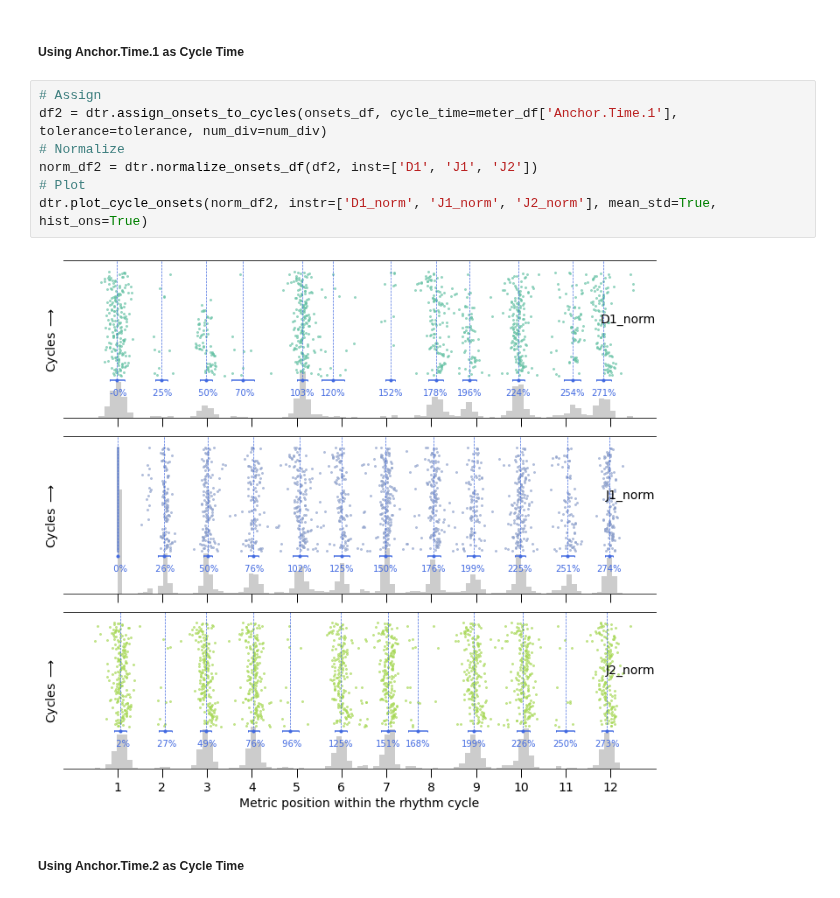
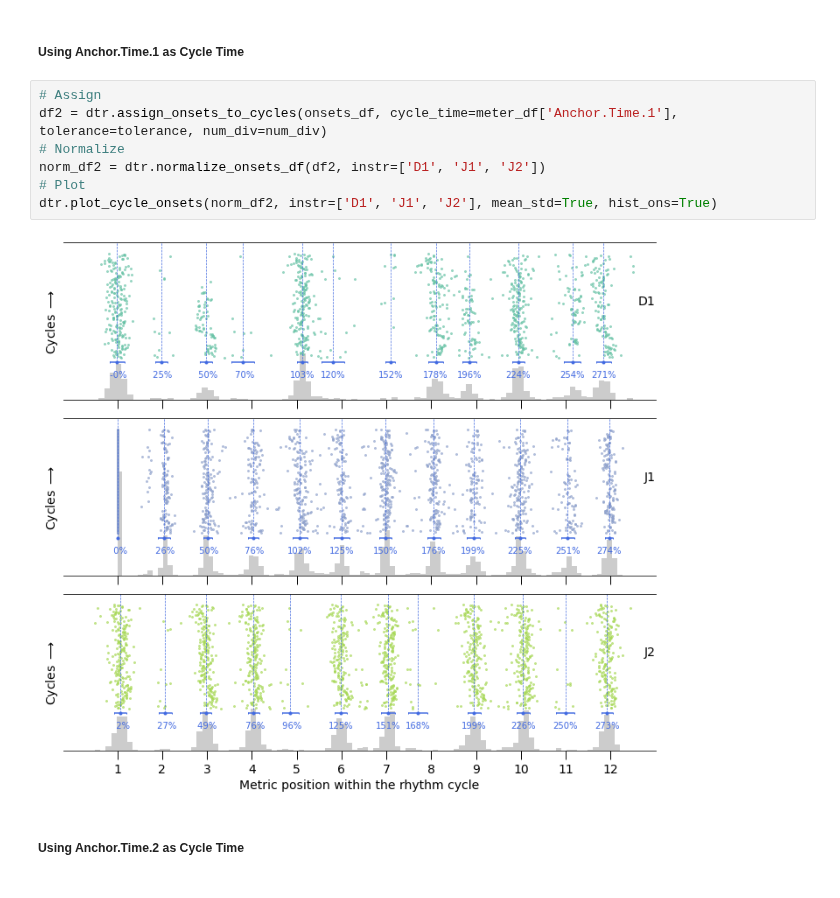
Before and after one commit to satyajeetprabhu/music-sync-internship-upf, a Jupyter notebook: djembe_dance_data_demo.ipynb, the cells around one changed output. Drawn from its saved outputs; the diff is of its cells as text.

```diff
--- a/djembe_dance_data_demo.ipynb
+++ b/djembe_dance_data_demo.ipynb
@@ -158,12 +158,12 @@ dtr.plot_cycle_onsets(norm_df1, instr=['D1_norm','J1_norm', 'J2_norm'], mean_std
 # %%
 # Assign
 df2 = dtr.assign_onsets_to_cycles(onsets_df, cycle_time=meter_df['Anchor.Time.1'], tolerance=tolerance, num_div=num_div)
 # Normalize
-norm_df2 = dtr.normalize_onsets_df(df2, inst=['D1', 'J1', 'J2'])
+norm_df2 = dtr.normalize_onsets_df(df2, instr=['D1', 'J1', 'J2'])
 # Plot
-dtr.plot_cycle_onsets(norm_df2, instr=['D1_norm', 'J1_norm', 'J2_norm'], mean_std=True, hist_ons=True)
+dtr.plot_cycle_onsets(norm_df2, instr=['D1', 'J1', 'J2'], mean_std=True, hist_ons=True)
 # %% [output]
-[figure, old version]
+[figure, new version]
 # %% [markdown]
 ##### Using Anchor.Time.2 as Cycle Time
 # %%
```
Also changed, not shown: parts of 3 cells of this notebook, 1 other file.
